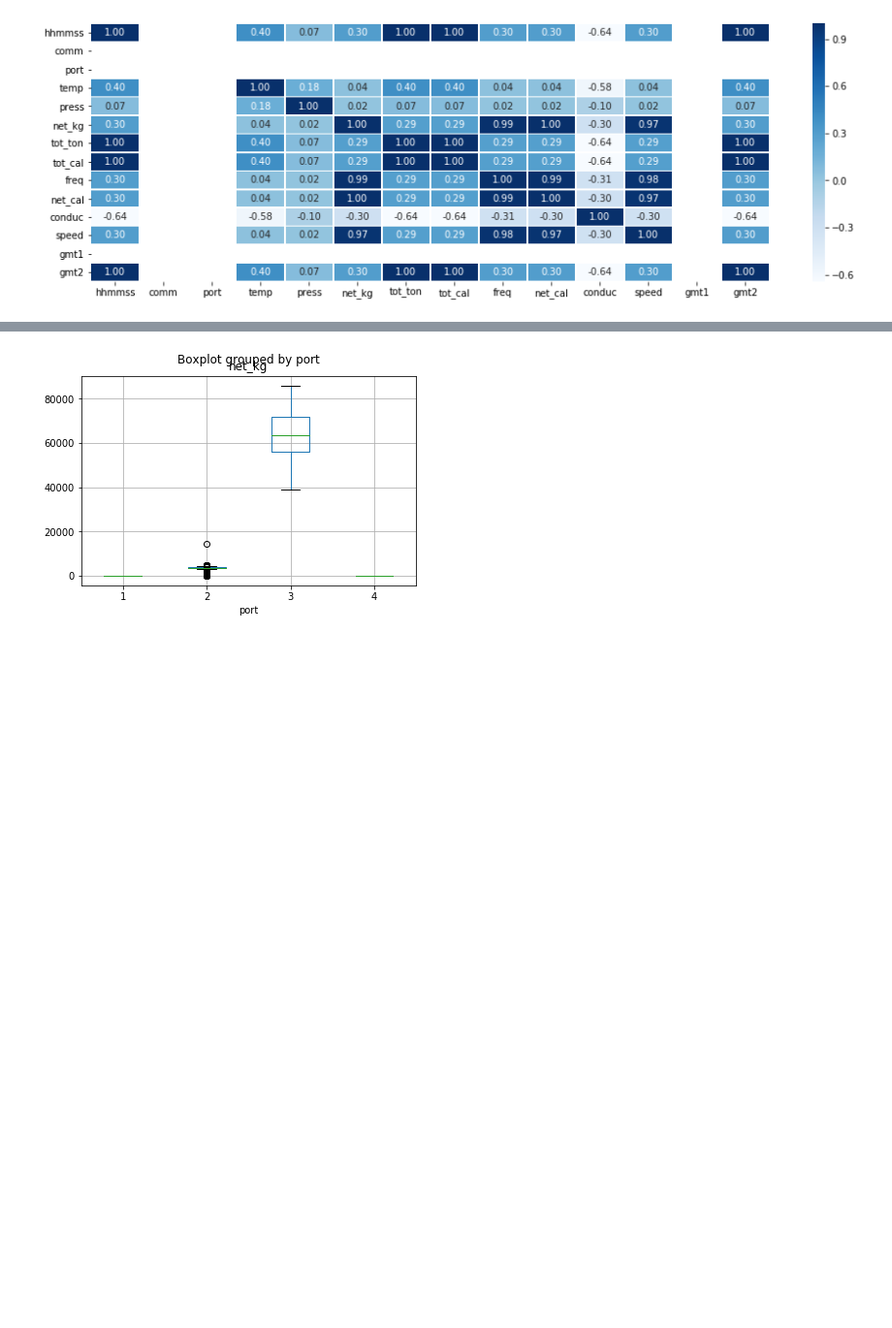
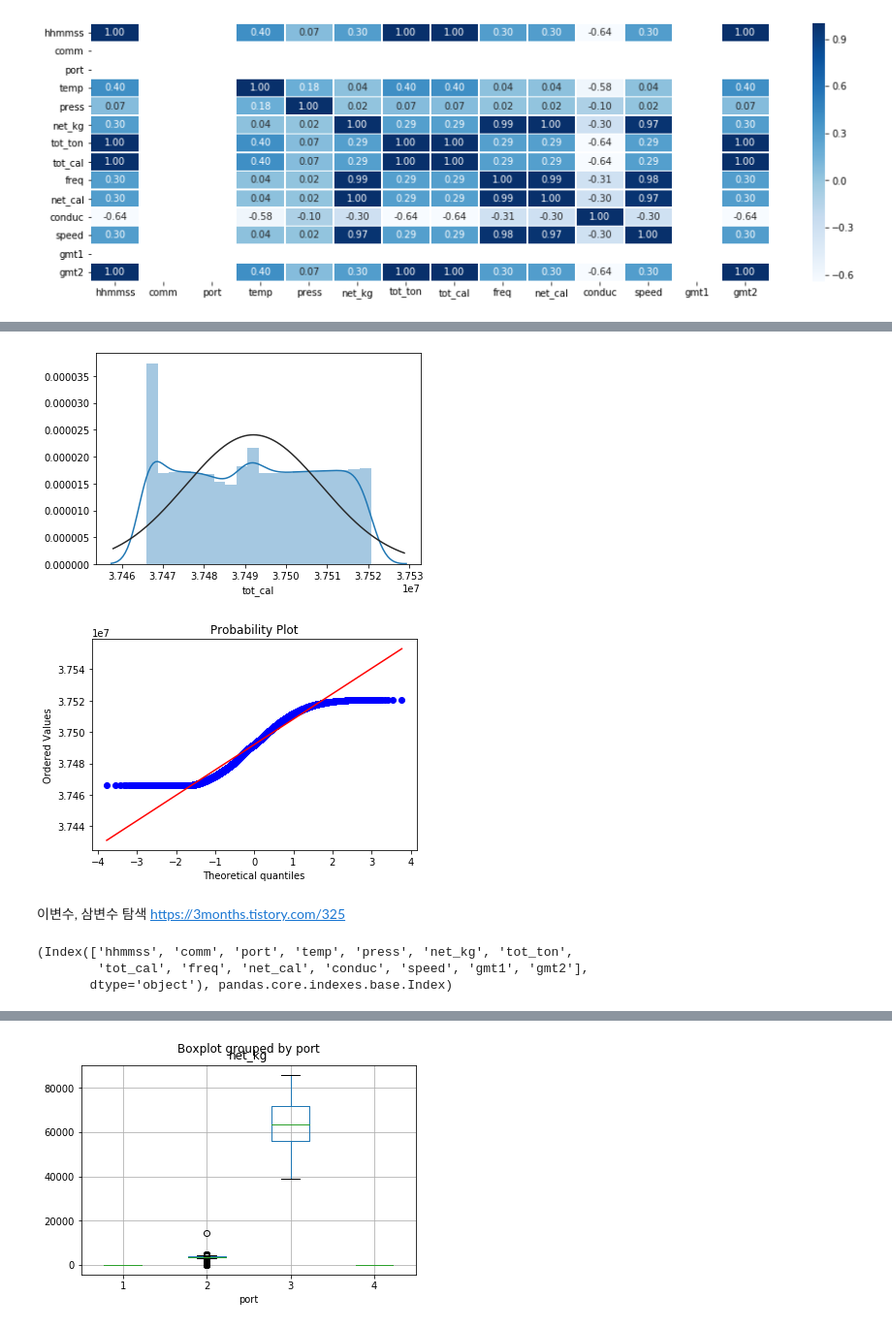
Before and after one commit to ggokka/kdata-manufacturing, a Jupyter notebook: _rmms/EDA.ipynb, the cells around one changed output, grey strips where cells are left out. Shown at 97% size. Saved outputs shown, nothing was run; the diff lists cells and outputs as text; code cells hidden in the pictures; blank space fills up the shorter version.

```diff
--- a/_rmms/EDA.ipynb
+++ b/_rmms/EDA.ipynb
@@ -53,0 +82,16 @@ sns.heatmap(data = df[df['port']==2].corr() , annot=True ,fmt = '.2f', linewidth
+# %%
+sns.distplot(df[df['port']==2]['tot_cal'], fit=norm);
+fig = plt.figure()
+res = stats.probplot(df[df['port']==2]['tot_cal'], plot=plt)  # Q-Q plot
+# %% [output]
+[figure, added]
+[figure, added]
+# %% [markdown]
+이변수, 삼변수 탐색
+https://3months.tistory.com/325
+# %%
+df.columns , type(df.columns)
+# %% [output]
+(Index(['hhmmss', 'comm', 'port', 'temp', 'press', 'net_kg', 'tot_ton',
+        'tot_cal', 'freq', 'net_cal', 'conduc', 'speed', 'gmt1', 'gmt2'],
+       dtype='object'), pandas.core.indexes.base.Index)
```
Also changed, not shown: parts of 10 cells of this notebook.
